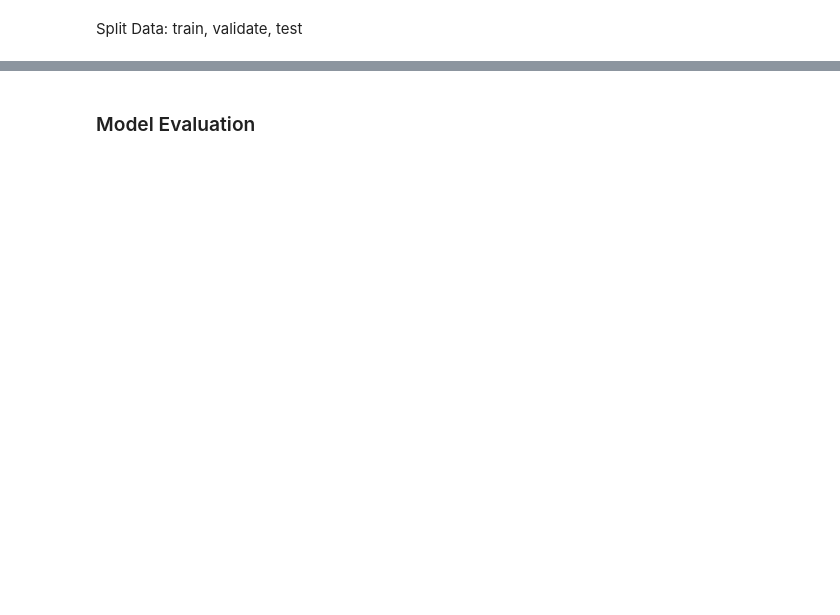
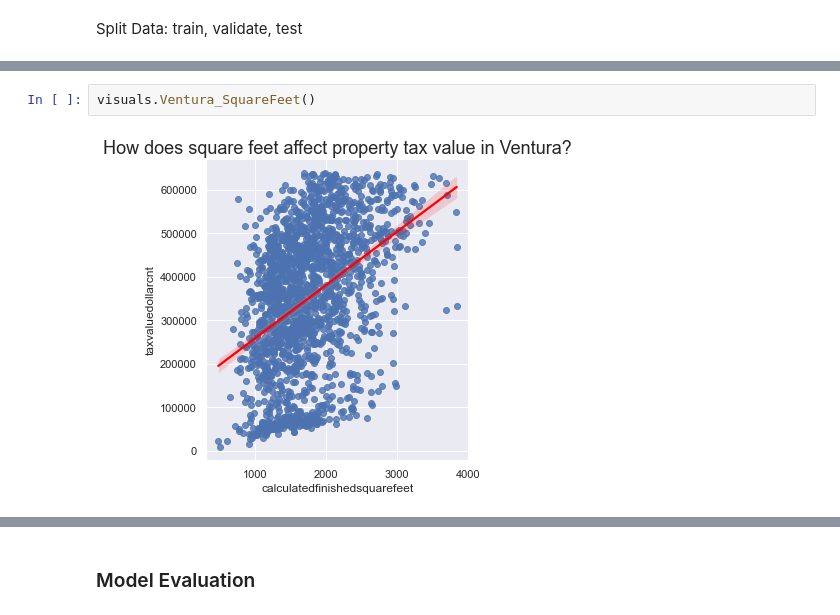
Before and after one commit to Kayfj41901/regression_exercises, a Jupyter notebook: Regression Project Estimating Home Value.ipynb, the cells around one changed output, grey strips where cells are left out. Drawn from its saved outputs; the diff is of its cells as text; blank space fills up the shorter version.

```diff
--- a/Regression Project Estimating Home Value.ipynb
+++ b/Regression Project Estimating Home Value.ipynb
@@ -87,0 +151,4 @@ train.head(2)
+# %%
+visuals.Ventura_SquareFeet()
+# %% [output]
+[figure, added]
```
Also changed, not shown: parts of 213 cells of this notebook, 11 other files.
